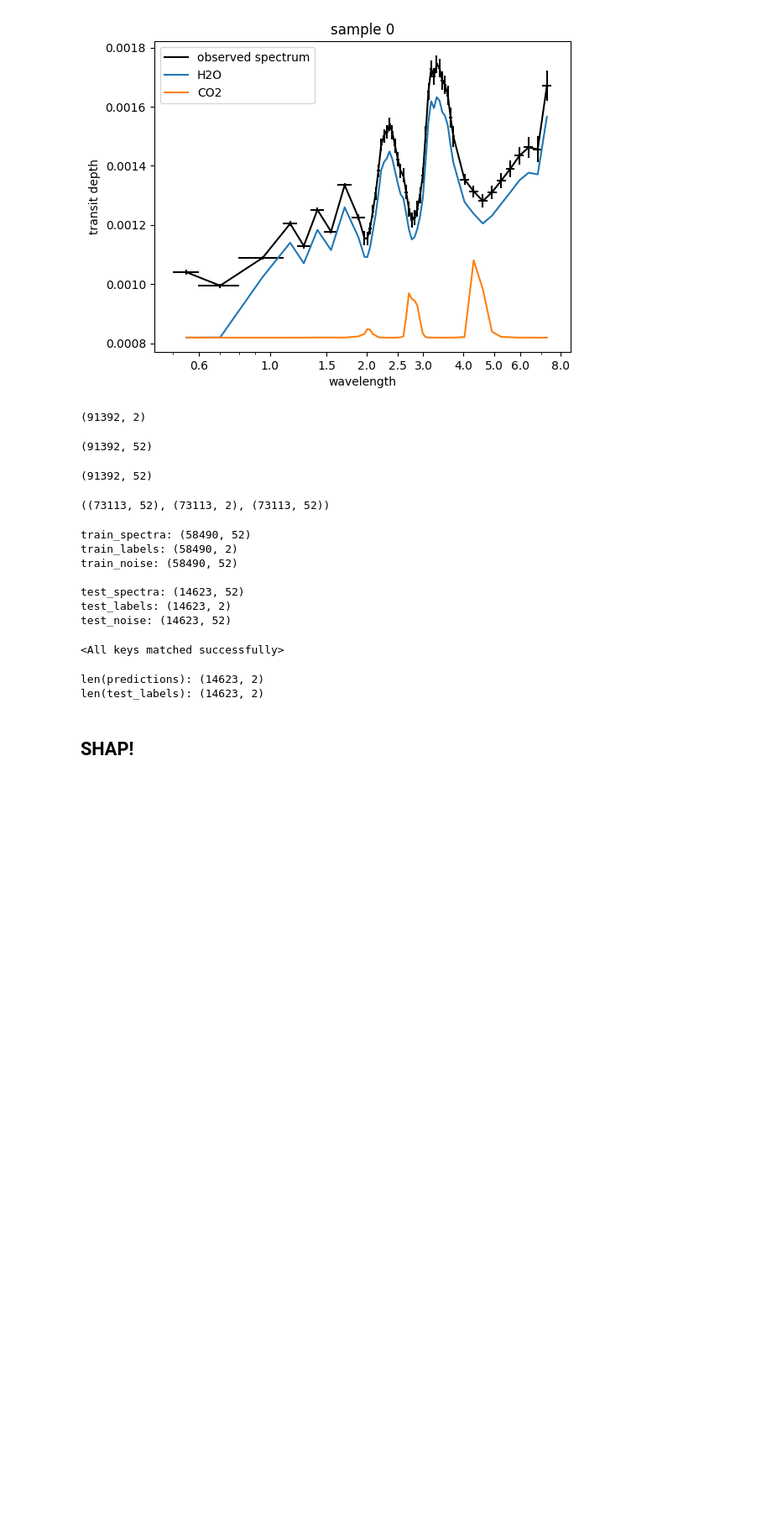
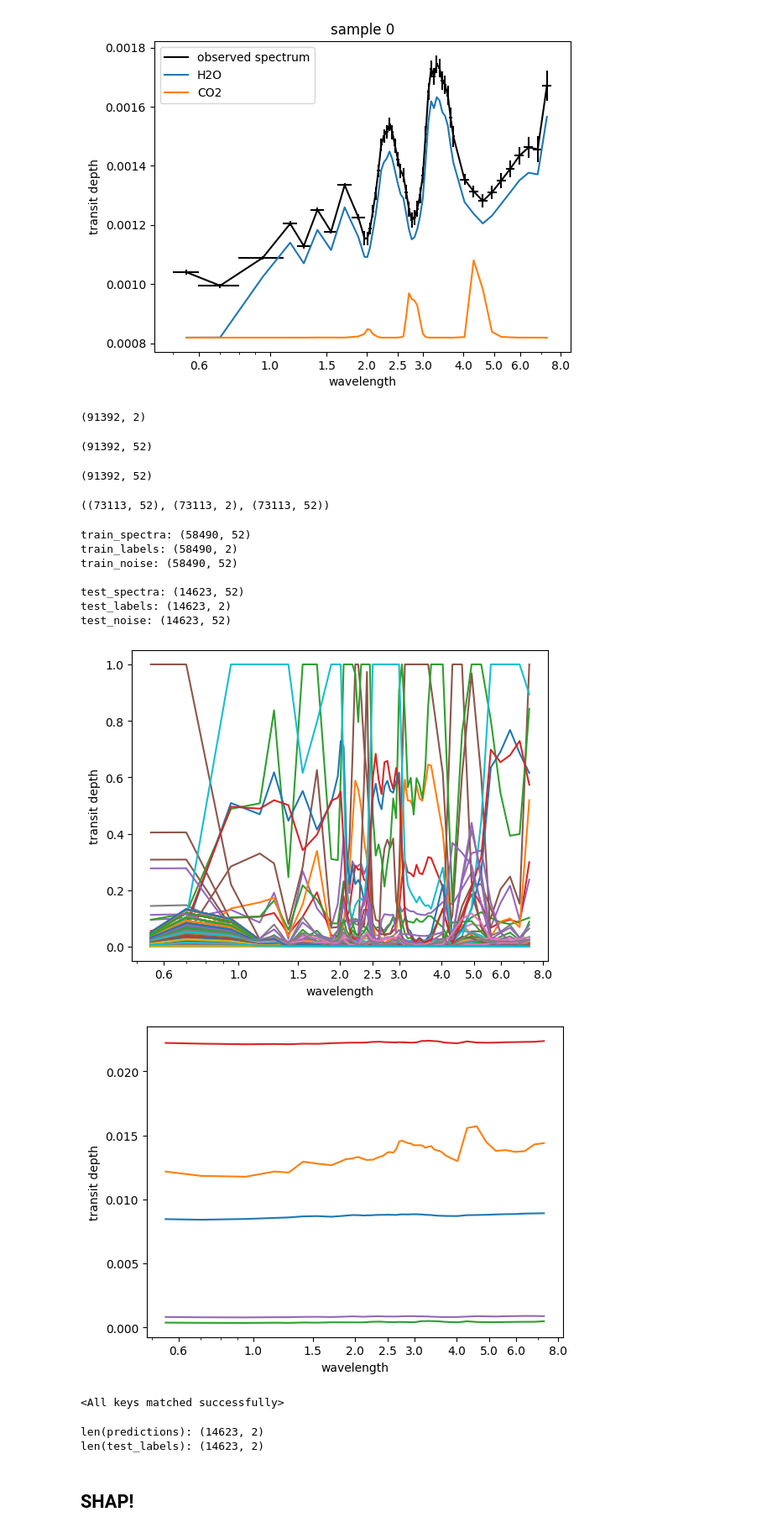
Before and after one commit to Jools-Clarke/SpeciesRetrieval, a Jupyter notebook: data_loader.ipynb, the cells around one changed output. Shown at 84% size. Cells and saved outputs as stored; diff of their text form; code cells hidden in the pictures; blank space fills up the shorter version.

```diff
--- a/data_loader.ipynb
+++ b/data_loader.ipynb
@@ -171,3 +171,19 @@ class normaliser():
 
     def denormalise(self, data):
         return data * self.std + self.mean
+# %%
+class normaliser():
+    def __init__(self):
+        self.min = None
+        self.max = None
+
+
+    def normalise(self, data, set=False):
+        if set:
+            self.min = np.min(data, axis=0)
+            self.max = np.max(data, axis=0)
+
+        return (data - self.min) / (self.max - self.min)
+
+    def denormalise(self, data):
+        return data * (self.max - self.min) + self.min
@@ -180,6 +255,33 @@ train_spectra_normalised = spectra_normaliser.normalise(train_spectra, set=True)
 
 test_labels_normalised = labels_normaliser.normalise(test_labels)
 test_spectra_normalised = spectra_normaliser.normalise(test_spectra)
+# %%
+plt.plot(  ds['wavelength'] ,train_spectra_normalised[:, :].T,label='mean')
+
+plt.xlabel('wavelength')
+plt.ylabel('transit depth')
+
+axs = plt.gca()
+axs.set_xscale('log')
+axs.set_xticks([0.6, 1,1.5, 2, 2.5,3,4, 5, 6,8,])
+axs.get_xaxis().set_major_formatter(plt.ScalarFormatter())
+
+plt.show()
+
+plt.plot(  ds['wavelength'] ,train_spectra[:5, :].T,label='std')
+
+plt.xlabel('wavelength')
+plt.ylabel('transit depth')
+
+axs = plt.gca()
+axs.set_xscale('log')
+axs.set_xticks([0.6, 1,1.5, 2, 2.5,3,4, 5, 6,8,])
+axs.get_xaxis().set_major_formatter(plt.ScalarFormatter())
+
+plt.show()
+# %% [output]
+[figure, added]
+[figure, added]
 # %%
 def plot_loss(losses, test_losses, epoch):
 
```
Also changed, not shown: parts of 2 cells of this notebook, 2 other files.
